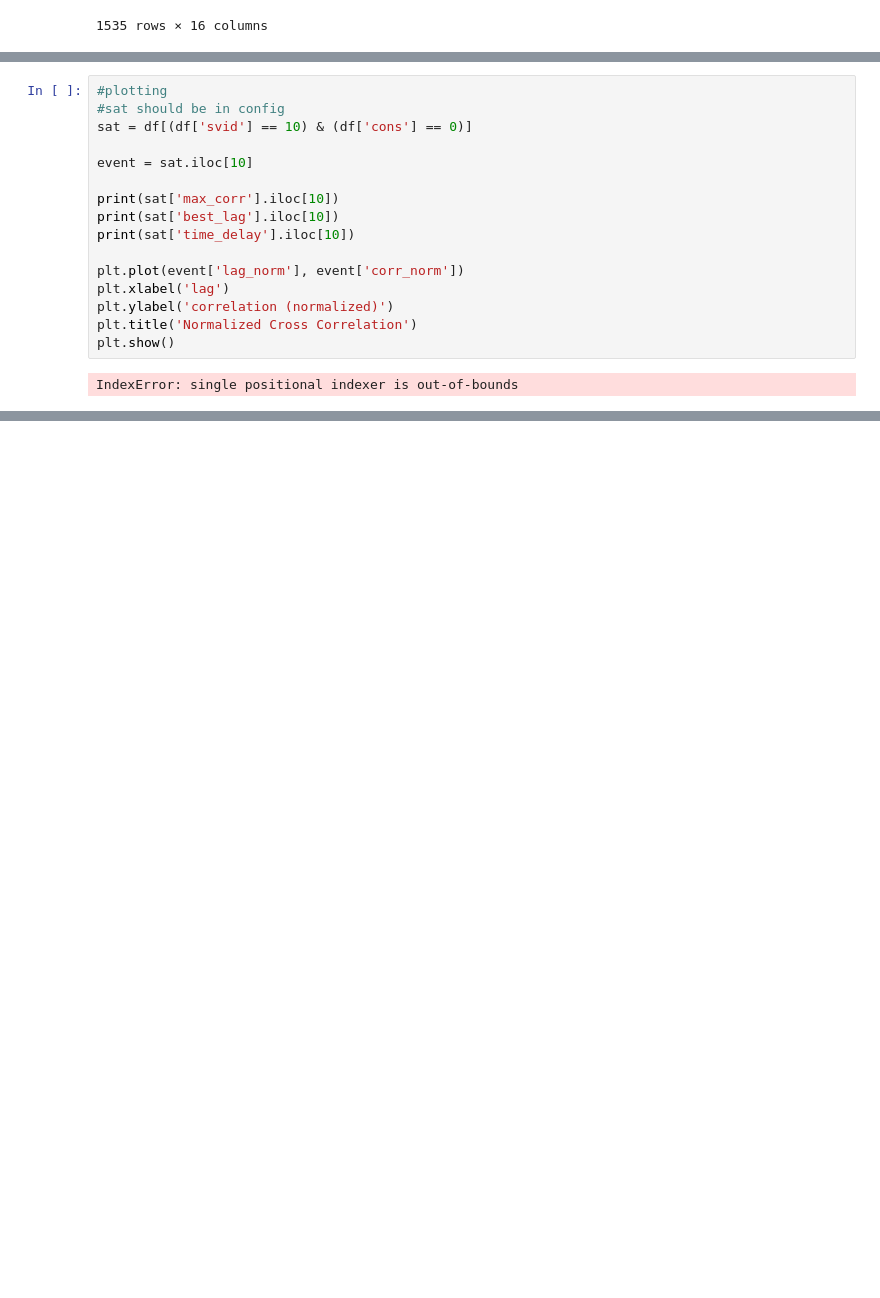
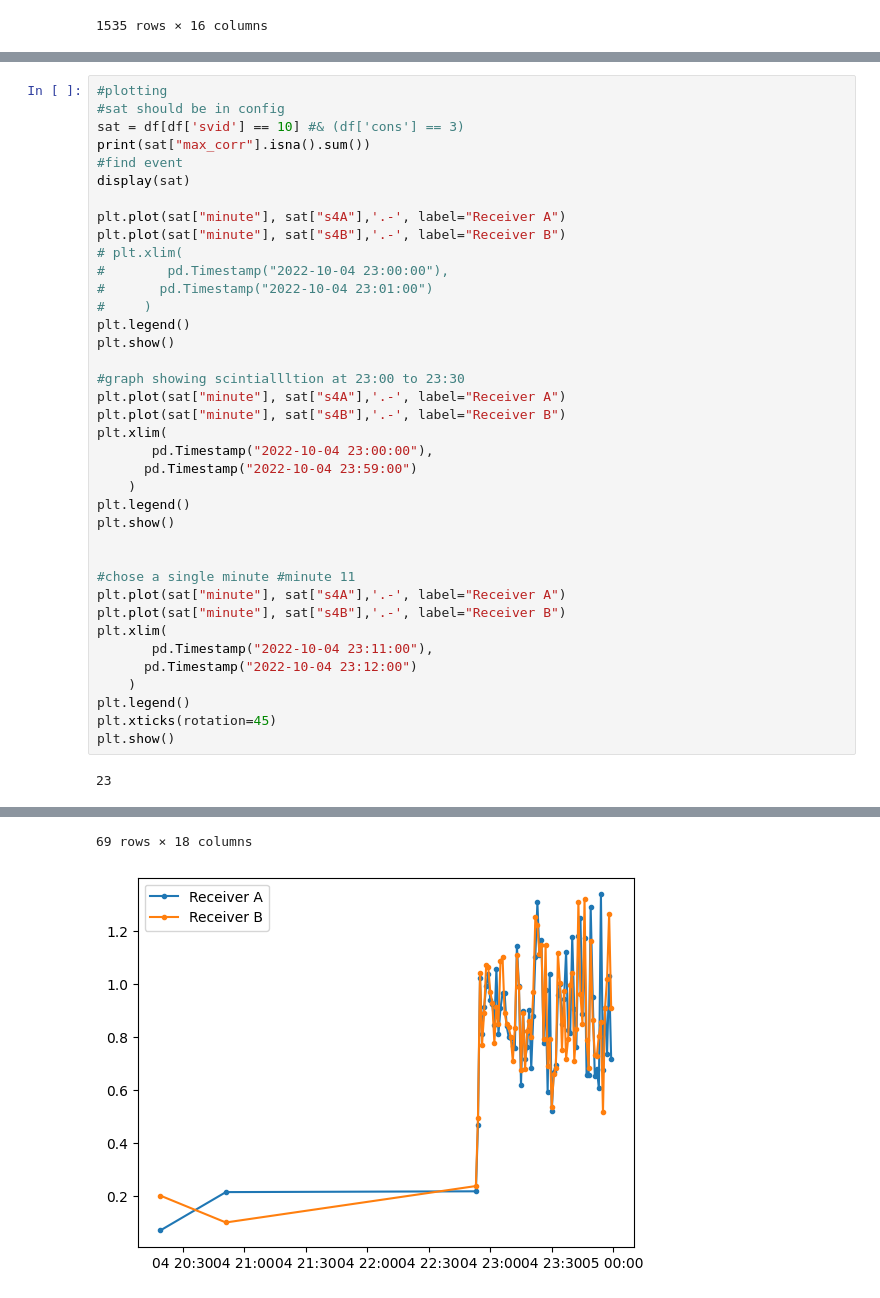
Before and after one commit to reeshabanumula/scintkit_summer, a Jupyter notebook: src/scintkit/space_receiver_processing/disectionV2.ipynb, the cells around one changed output, grey strips where cells are left out. Drawn from its saved outputs; the diff is of its cells as text; blank space fills up the shorter version.

```diff
--- a/src/scintkit/space_receiver_processing/disectionV2.ipynb
+++ b/src/scintkit/space_receiver_processing/disectionV2.ipynb
@@ -97,18 +127,40 @@ plt.show()
 # %%
 #plotting
 #sat should be in config
-sat = df[(df['svid'] == 10) & (df['cons'] == 0)]
+sat = df[df['svid'] == 10] #& (df['cons'] == 3)
+print(sat["max_corr"].isna().sum())
+#find event
+display(sat)
 
-event = sat.iloc[10]
+plt.plot(sat["minute"], sat["s4A"],'.-', label="Receiver A")
+plt.plot(sat["minute"], sat["s4B"],'.-', label="Receiver B")
+# plt.xlim(
+#        pd.Timestamp("2022-10-04 23:00:00"),
+#       pd.Timestamp("2022-10-04 23:01:00")
+#     )
+plt.legend()
+plt.show()
 
-print(sat['max_corr'].iloc[10])
-print(sat['best_lag'].iloc[10])
-print(sat['time_delay'].iloc[10])
+#graph showing scintiallltion at 23:00 to 23:30
+plt.plot(sat["minute"], sat["s4A"],'.-', label="Receiver A")
+plt.plot(sat["minute"], sat["s4B"],'.-', label="Receiver B")
+plt.xlim(
+       pd.Timestamp("2022-10-04 23:00:00"),
+      pd.Timestamp("2022-10-04 23:59:00")
+    )
+plt.legend()
+plt.show()
 
-plt.plot(event['lag_norm'], event['corr_norm'])
-plt.xlabel('lag')
-plt.ylabel('correlation (normalized)')
-plt.title('Normalized Cross Correlation')
+
+#chose a single minute #minute 11
+plt.plot(sat["minute"], sat["s4A"],'.-', label="Receiver A")
+plt.plot(sat["minute"], sat["s4B"],'.-', label="Receiver B")
+plt.xlim(
+       pd.Timestamp("2022-10-04 23:11:00"),
+      pd.Timestamp("2022-10-04 23:12:00")
+    )
+plt.legend()
+plt.xticks(rotation=45)
 plt.show()
 # %% [output]
-IndexError: single positional indexer is out-of-bounds
+23
@@ -114,0 +179,2 @@ IndexError: single positional indexer is out-of-bounds
+69 rows × 18 columns
+[figure, added]
```
Also changed, not shown: parts of 8 cells of this notebook, 6 other files.
